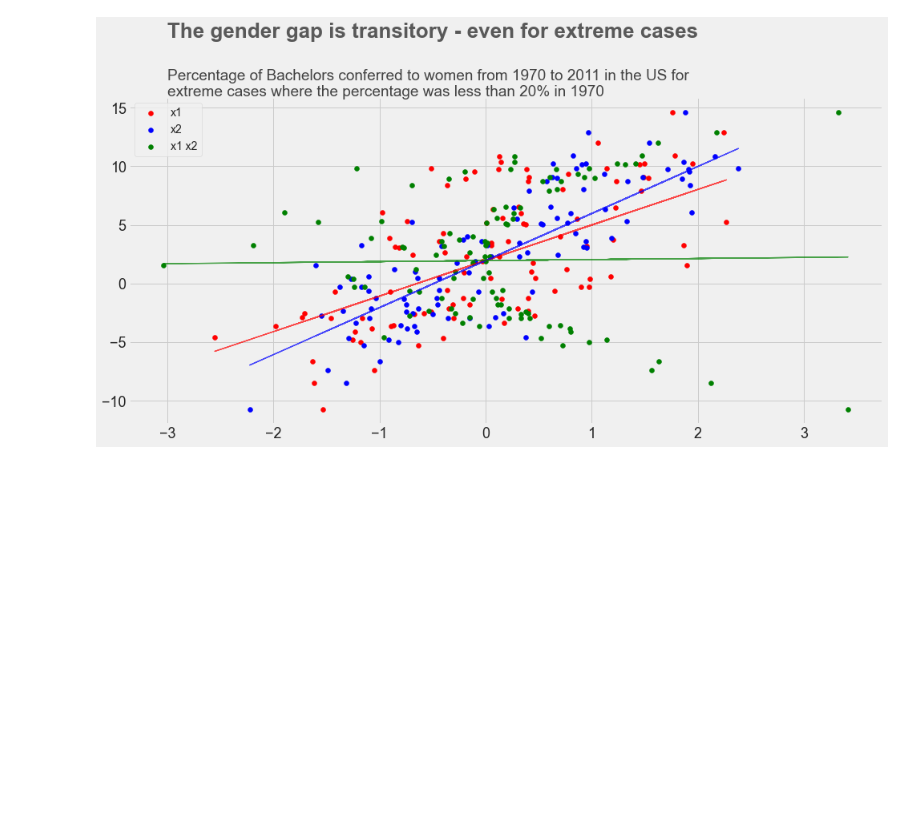
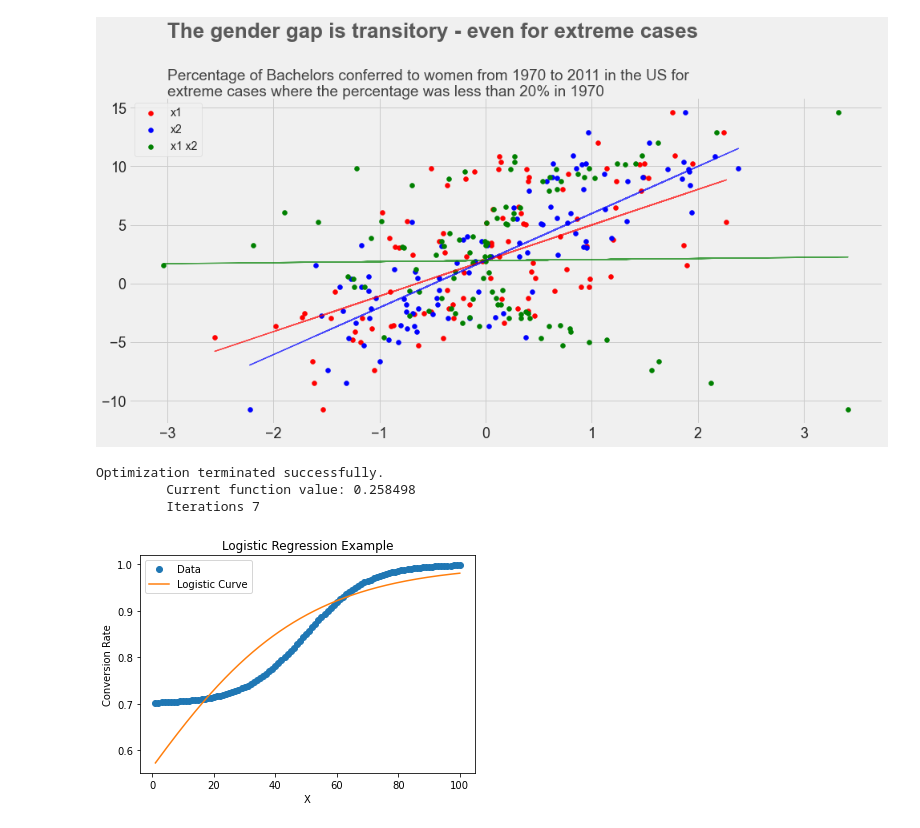
Before and after one commit to zivzach/Personal, a Jupyter notebook: Notepad.ipynb, the cells around one changed output. Drawn from its saved outputs; the diff is of its cells as text; code cells hidden in the pictures; blank space fills up the shorter version.

```diff
--- a/Notepad.ipynb
+++ b/Notepad.ipynb
@@ -246,3 +246,37 @@ best = fmin(fn=objective, space=space, algo=tpe.suggest, max_evals=100, trials=t
 
 # Print best hyperparameters
 print("Best Hyperparameters:", best)
+# %%
+import numpy as np
+import pandas as pd
+import statsmodels.api as sm
+import matplotlib.pyplot as plt
+
+# Generate some example data
+x = np.linspace(1, 100, 100)
+y = 0.7 + (1 - 0.7) * (1 / (1 + np.exp(-0.1 * (x - 50))))
+
+# Fit a logistic regression model
+X = sm.add_constant(x)
+model = sm.Logit(y, X)
+results = model.fit()
+
+# Generate predictions for the logistic curve
+x_pred = np.linspace(1, 100, 1000)
+X_pred = sm.add_constant(x_pred)
+y_pred = results.predict(X_pred)
+
+# Plot the data and the logistic curve
+fig, ax = plt.subplots()
+ax.plot(x, y, 'o', label='Data')
+ax.plot(x_pred, y_pred, label='Logistic Curve')
+ax.set_xlabel('X')
+ax.set_ylabel('Conversion Rate')
+ax.set_title('Logistic Regression Example')
+ax.legend()
+plt.show()
+# %% [output]
+Optimization terminated successfully.
+         Current function value: 0.258498
+         Iterations 7
+[figure, added]
```
